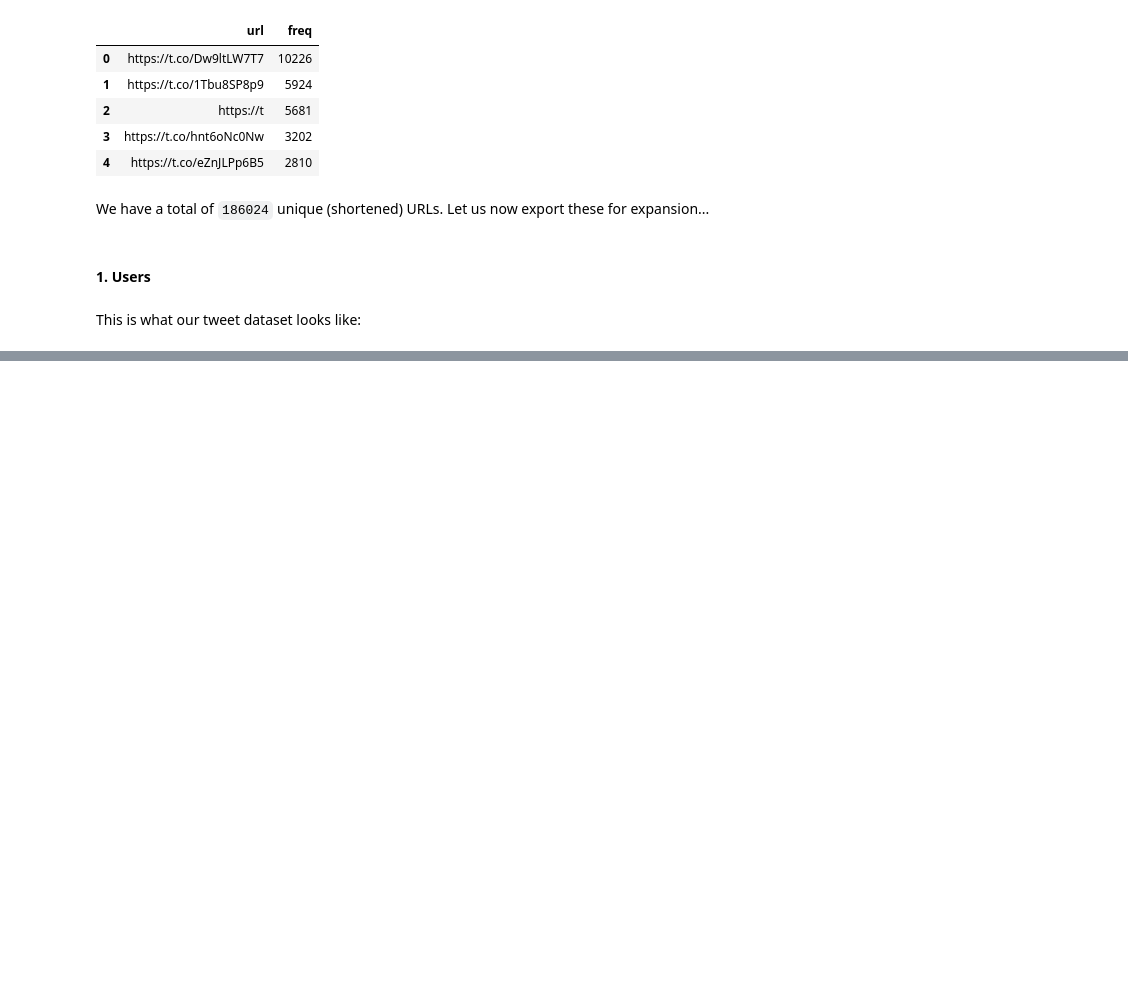
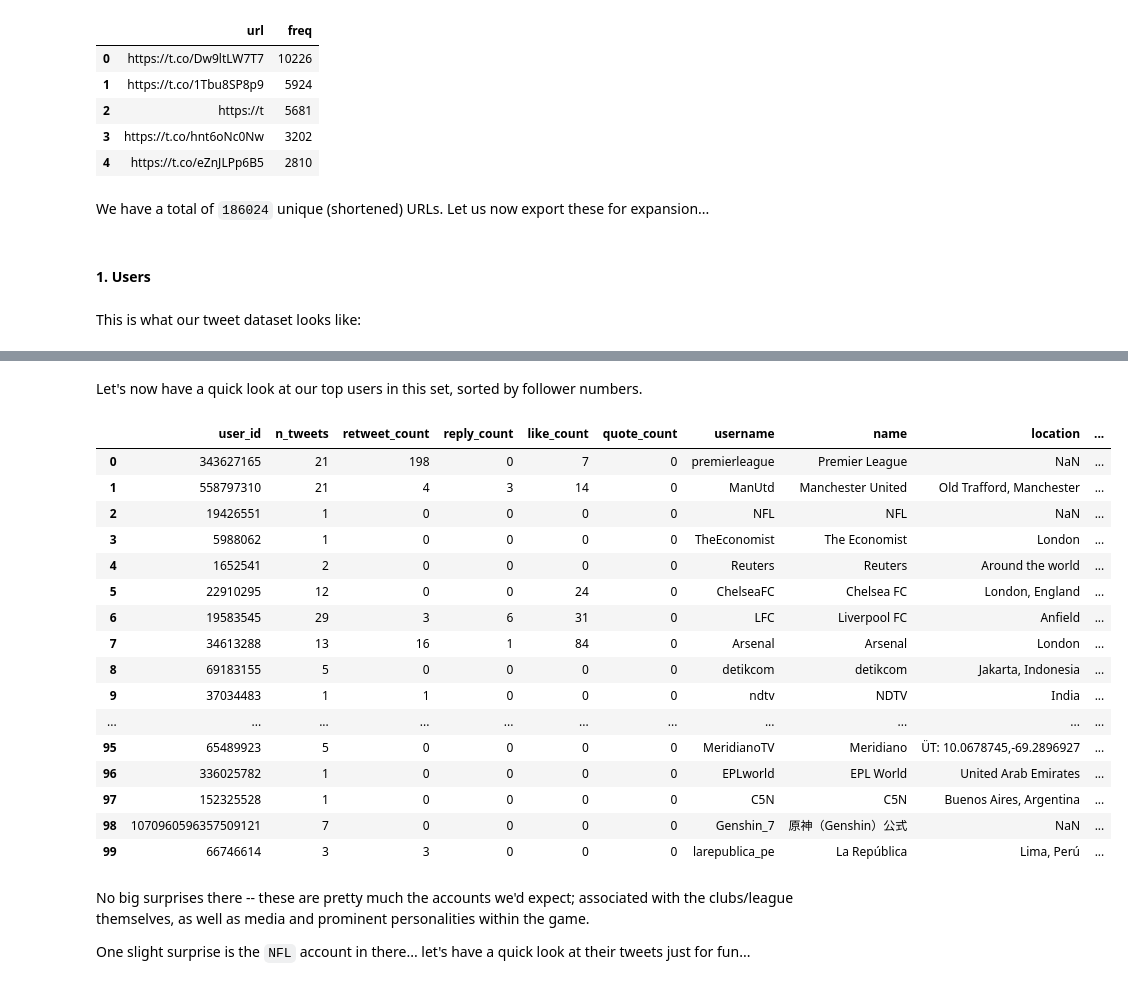
Before and after one commit to CorridorLabs/world_cup_misinfo_tracking, a Jupyter notebook: analysis/05_epl_tweet_analysis.ipynb, the cells around one changed output, grey strips where cells are left out. Cells and saved outputs as stored; diff of their text form; code cells hidden in the pictures; blank space fills up the shorter version.

```diff
--- a/analysis/05_epl_tweet_analysis.ipynb
+++ b/analysis/05_epl_tweet_analysis.ipynb
@@ -153,0 +228,26 @@ all_users_df = all_tweets_df.groupby('author_id').count()[['text']].reset_index(
+# %% [markdown]
+Let's now have a quick look at our top users in this set, sorted by follower numbers.
+# %%
+all_users_df.sort_values('followers_count', ascending=False).reset_index(drop=True)[:100]
+# %% [output]
+|  | user_id | n_tweets | retweet_count | reply_count | like_count | quote_count | username | name | location | ... |
+| 0 | 343627165 | 21 | 198 | 0 | 7 | 0 | premierleague | Premier League | NaN | ... |
+| 1 | 558797310 | 21 | 4 | 3 | 14 | 0 | ManUtd | Manchester United | Old Trafford, Manchester | ... |
+| 2 | 19426551 | 1 | 0 | 0 | 0 | 0 | NFL | NFL | NaN | ... |
+| 3 | 5988062 | 1 | 0 | 0 | 0 | 0 | TheEconomist | The Economist | London | ... |
+| 4 | 1652541 | 2 | 0 | 0 | 0 | 0 | Reuters | Reuters | Around the world | ... |
+| 5 | 22910295 | 12 | 0 | 0 | 24 | 0 | ChelseaFC | Chelsea FC | London, England | ... |
+| 6 | 19583545 | 29 | 3 | 6 | 31 | 0 | LFC | Liverpool FC | Anfield | ... |
+| 7 | 34613288 | 13 | 16 | 1 | 84 | 0 | Arsenal | Arsenal | London | ... |
+| 8 | 69183155 | 5 | 0 | 0 | 0 | 0 | detikcom | detikcom | Jakarta, Indonesia | ... |
+| 9 | 37034483 | 1 | 1 | 0 | 0 | 0 | ndtv | NDTV | India | ... |
+| ... | ... | ... | ... | ... | ... | ... | ... | ... | ... | ... |
+| 95 | 65489923 | 5 | 0 | 0 | 0 | 0 | MeridianoTV | Meridiano | ÜT: 10.0678745,-69.2896927 | ... |
+| 96 | 336025782 | 1 | 0 | 0 | 0 | 0 | EPLworld | EPL World | United Arab Emirates | ... |
+| 97 | 152325528 | 1 | 0 | 0 | 0 | 0 | C5N | C5N | Buenos Aires, Argentina | ... |
+| 98 | 1070960596357509121 | 7 | 0 | 0 | 0 | 0 | Genshin_7 | 原神（Genshin）公式 | NaN | ... |
+| 99 | 66746614 | 3 | 3 | 0 | 0 | 0 | larepublica_pe | La República | Lima, Perú | ... |
+# %% [markdown]
+No big surprises there -- these are pretty much the accounts we'd expect; associated with the clubs/league themselves, as well as media and prominent personalities within the game.
+
+One slight surprise is the `NFL` account in there... let's have a quick look at their tweets just for fun...
```
Also changed, not shown: parts of 64 cells of this notebook.
